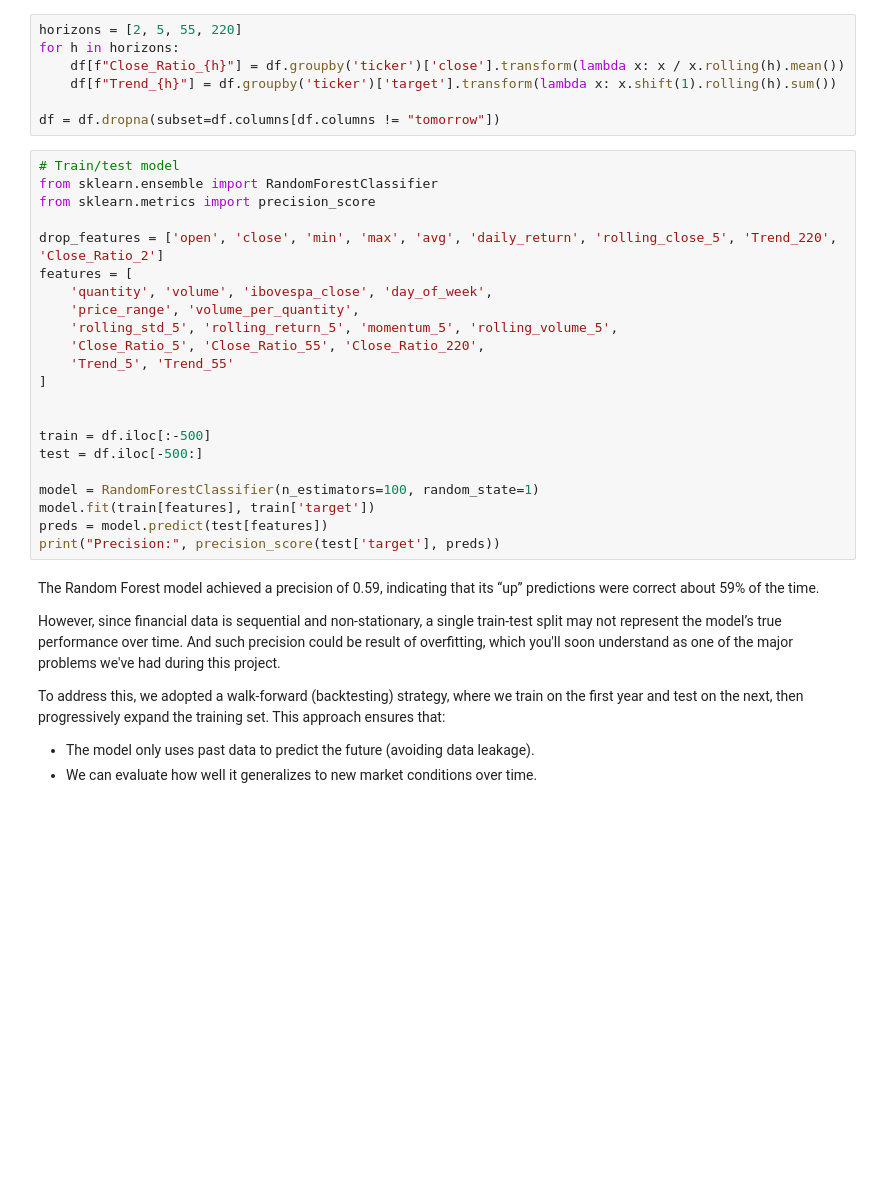
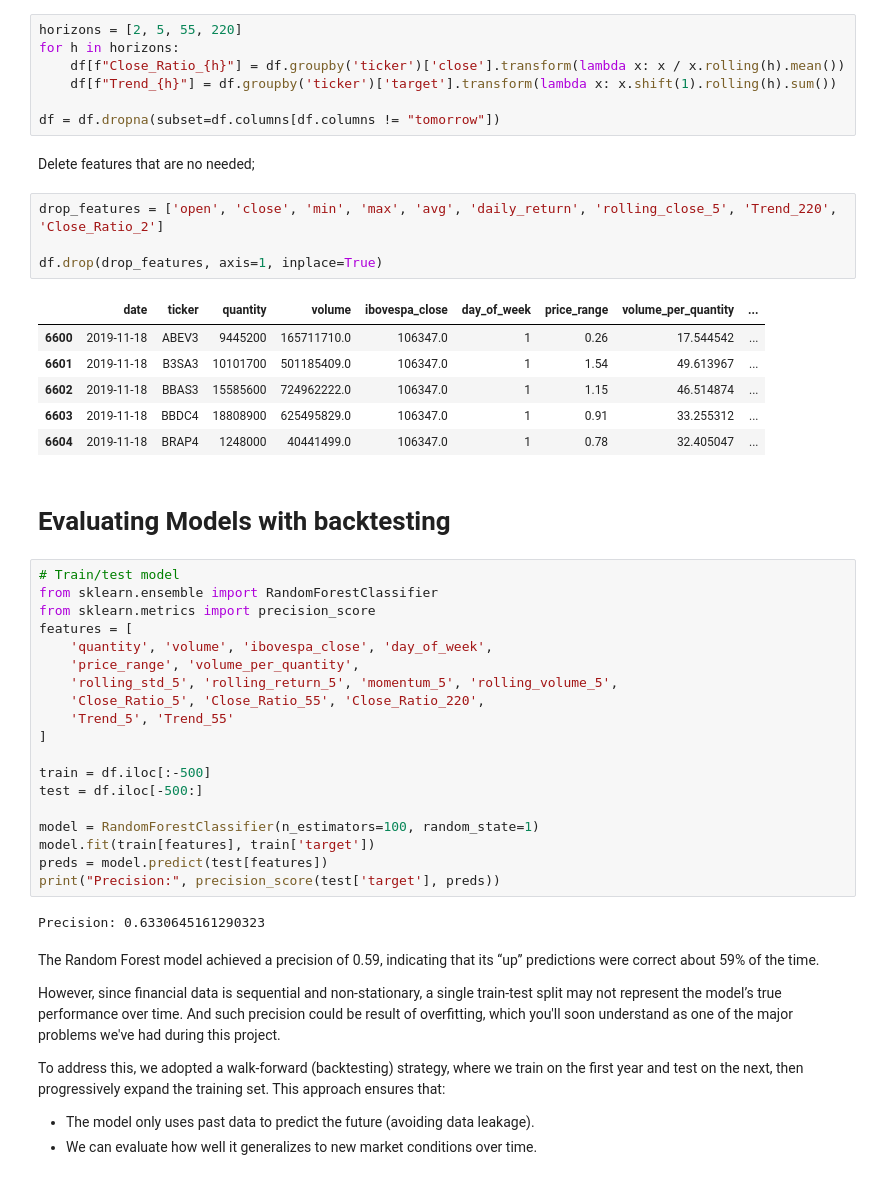
Before and after one commit to mestresanna/lifeCycleProject, a Jupyter notebook: notebooks/SecondFeatureEngineering.ipynb, the cells around one changed output. Cells and saved outputs as stored; diff of their text form; blank space fills up the shorter version.

```diff
--- a/notebooks/SecondFeatureEngineering.ipynb
+++ b/notebooks/SecondFeatureEngineering.ipynb
@@ -84,12 +97,26 @@ for h in horizons:
     df[f"Trend_{h}"] = df.groupby('ticker')['target'].transform(lambda x: x.shift(1).rolling(h).sum())
 
 df = df.dropna(subset=df.columns[df.columns != "tomorrow"])
+# %% [markdown]
+
+Delete features that are no needed;
+# %%
+drop_features = ['open', 'close', 'min', 'max', 'avg', 'daily_return', 'rolling_close_5', 'Trend_220', 'Close_Ratio_2']
+
+df.drop(drop_features, axis=1, inplace=True)
+# %% [output]
+|  | date | ticker | quantity | volume | ibovespa_close | day_of_week | price_range | volume_per_quantity | ... |
+| 6600 | 2019-11-18 | ABEV3 | 9445200 | 165711710.0 | 106347.0 | 1 | 0.26 | 17.544542 | ... |
+| 6601 | 2019-11-18 | B3SA3 | 10101700 | 501185409.0 | 106347.0 | 1 | 1.54 | 49.613967 | ... |
+| 6602 | 2019-11-18 | BBAS3 | 15585600 | 724962222.0 | 106347.0 | 1 | 1.15 | 46.514874 | ... |
+| 6603 | 2019-11-18 | BBDC4 | 18808900 | 625495829.0 | 106347.0 | 1 | 0.91 | 33.255312 | ... |
+| 6604 | 2019-11-18 | BRAP4 | 1248000 | 40441499.0 | 106347.0 | 1 | 0.78 | 32.405047 | ... |
+# %% [markdown]
+# Evaluating Models with backtesting
 # %%
 # Train/test model
 from sklearn.ensemble import RandomForestClassifier
 from sklearn.metrics import precision_score
-
-drop_features = ['open', 'close', 'min', 'max', 'avg', 'daily_return', 'rolling_close_5', 'Trend_220', 'Close_Ratio_2']
 features = [
     'quantity', 'volume', 'ibovespa_close', 'day_of_week',
     'price_range', 'volume_per_quantity',
@@ -98,7 +125,6 @@ features = [
     'Trend_5', 'Trend_55'
 ]
 
-
 train = df.iloc[:-500]
 test = df.iloc[-500:]
 
@@ -106,6 +132,8 @@ model = RandomForestClassifier(n_estimators=100, random_state=1)
 model.fit(train[features], train['target'])
 preds = model.predict(test[features])
 print("Precision:", precision_score(test['target'], preds))
+# %% [output]
+Precision: 0.6330645161290323
 # %% [markdown]
 The Random Forest model achieved a precision of 0.59, indicating that its “up” predictions were correct about 59% of the time.
 
```
Also changed, not shown: parts of 15 cells of this notebook, 1 other file.
